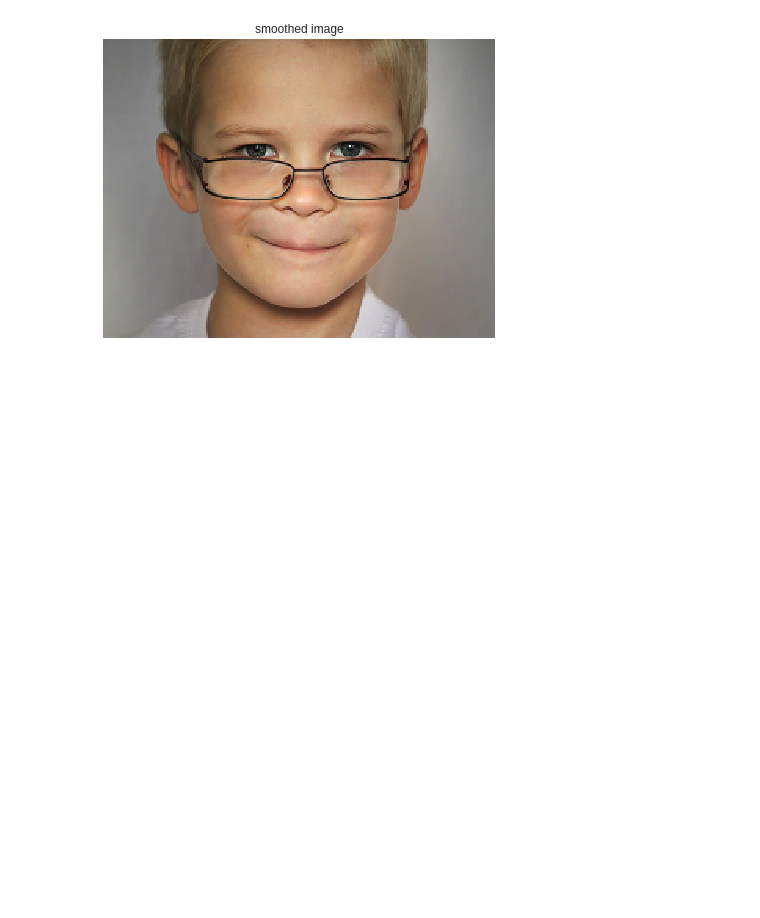
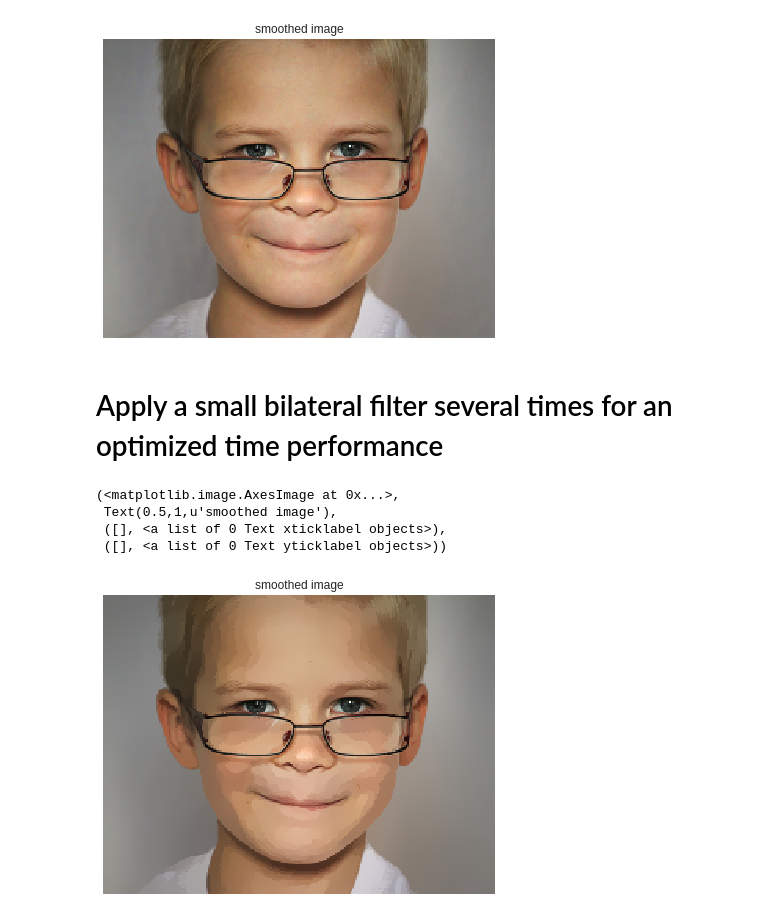
Before and after one commit to yomnabarakate21/Computer-vision-Course-assignments, a Jupyter notebook: assignm_1.ipynb, the cells around one changed output. Saved outputs shown, nothing was run; the diff lists cells and outputs as text; code cells hidden in the pictures; blank space fills up the shorter version.

Commit message:
Apply Bilateral filter

```diff
--- a/assignm_1.ipynb
+++ b/assignm_1.ipynb
@@ -97,3 +97,19 @@ plt.imshow(sized_img),plt.title('smoothed image'),plt.xticks([]), plt.yticks([])
  ([], <a list of 0 Text xticklabel objects>),
  ([], <a list of 0 Text yticklabel objects>))
 [figure]
+# %% [markdown]
+# Apply a small bilateral filter several times for an optimized time performance
+# %%
+bilateral_img=sized_img
+
+
+for i in range (0,6):
+  bilateral_img=cv2.bilateralFilter(bilateral_img,9,9,7)
+
+plt.imshow(bilateral_img),plt.title('smoothed image'),plt.xticks([]), plt.yticks([])
+# %% [output]
+(<matplotlib.image.AxesImage at 0x...>,
+ Text(0.5,1,u'smoothed image'),
+ ([], <a list of 0 Text xticklabel objects>),
+ ([], <a list of 0 Text yticklabel objects>))
+[figure, added]
```
